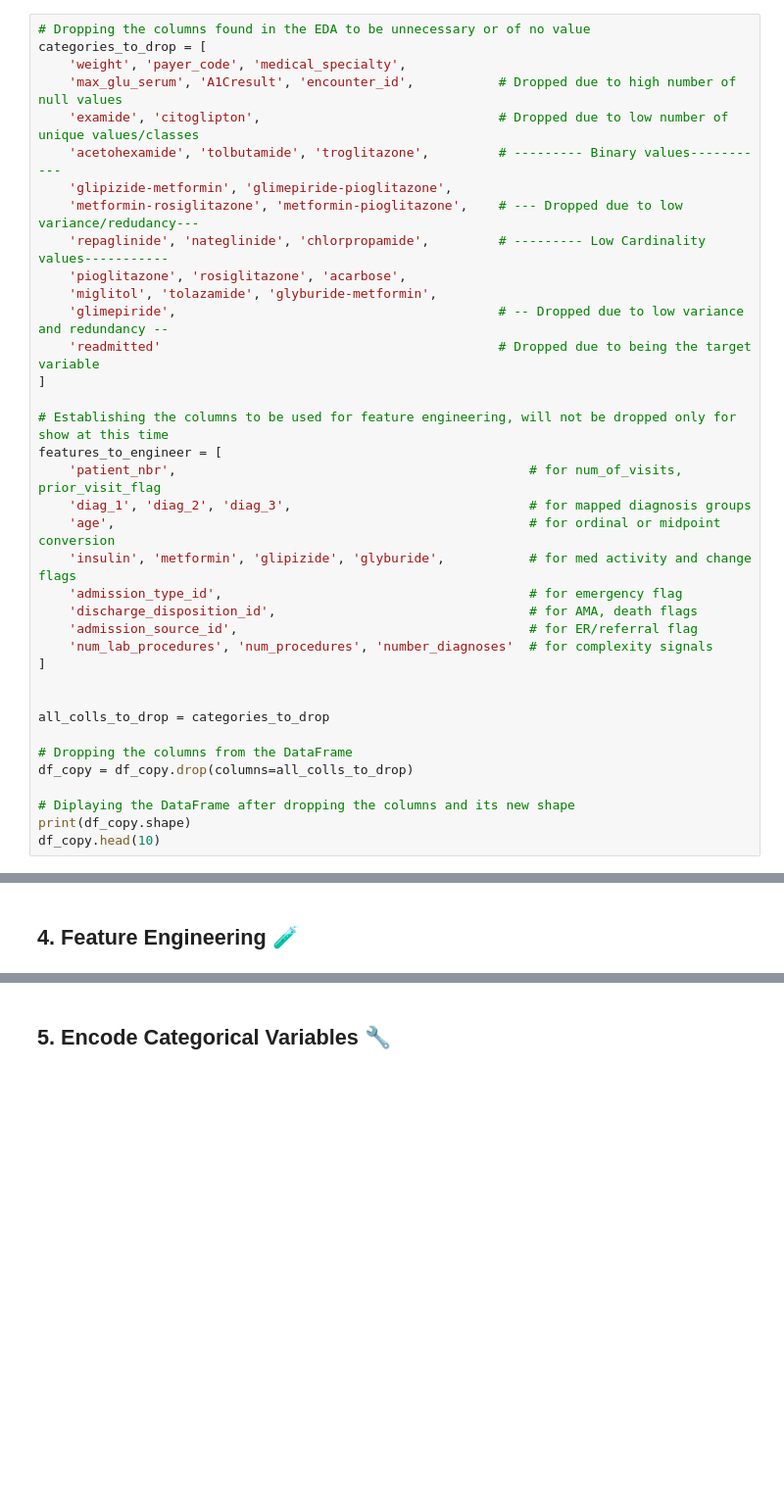
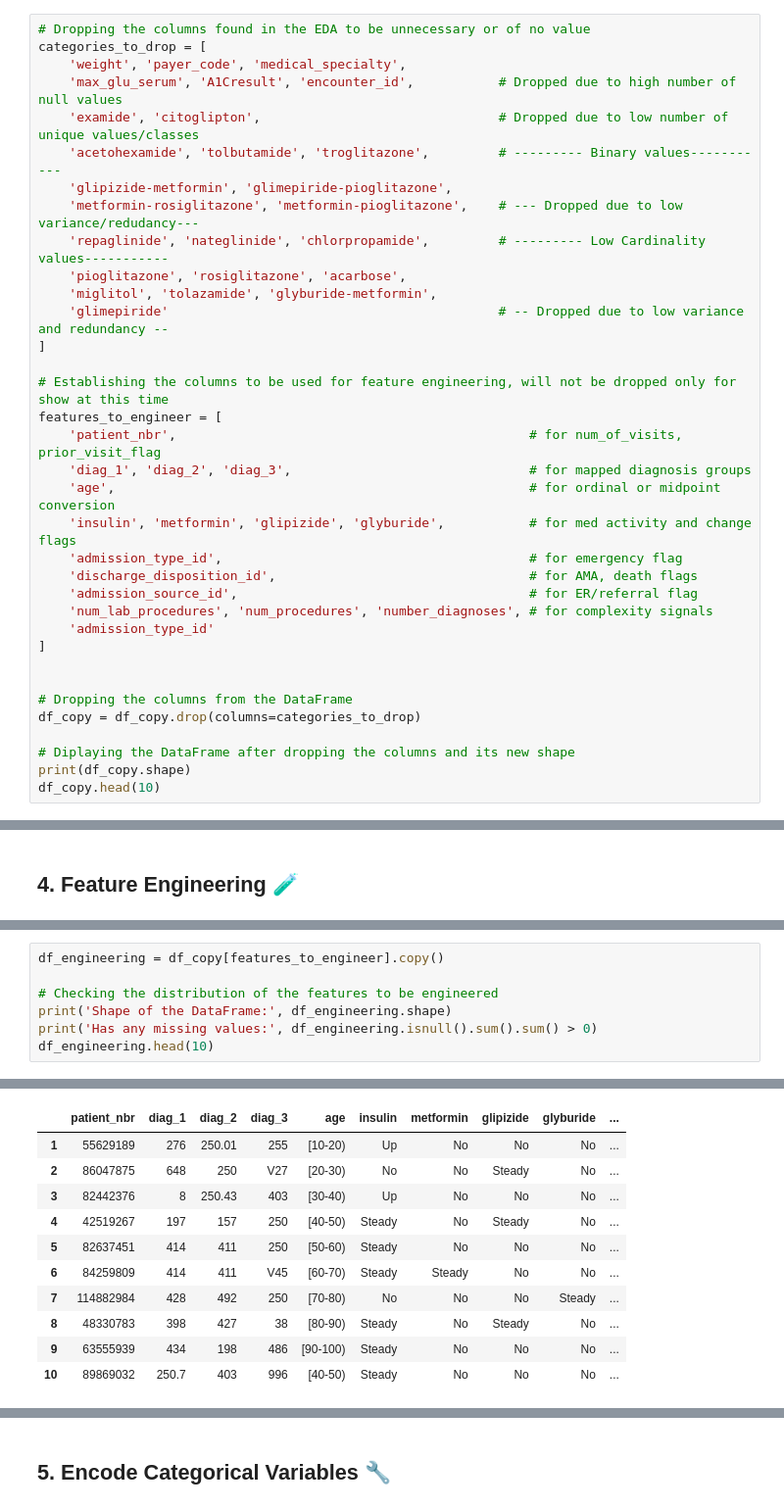
Before and after one commit to luckypantss/Diabetes-readmission-ml-pipeline, a Jupyter notebook: notebooks/02_preprocessing_and_feature_engineering.ipynb, the cells around one changed output, grey strips where cells are left out. Shown: that part at 98% size. Drawn from its saved outputs; the diff is of its cells as text; blank space fills up the shorter version.

```diff
--- a/notebooks/02_preprocessing_and_feature_engineering.ipynb
+++ b/notebooks/02_preprocessing_and_feature_engineering.ipynb
@@ -155,8 +159,7 @@ categories_to_drop = [
     'repaglinide', 'nateglinide', 'chlorpropamide',         # --------- Low Cardinality values-----------
     'pioglitazone', 'rosiglitazone', 'acarbose',
     'miglitol', 'tolazamide', 'glyburide-metformin',
-    'glimepiride',                                          # -- Dropped due to low variance and redundancy --
-    'readmitted'                                            # Dropped due to being the target variable
+    'glimepiride'                                           # -- Dropped due to low variance and redundancy --
 ]
 
 # Establishing the columns to be used for feature engineering, will not be dropped only for show at this time
@@ -168,14 +171,13 @@ features_to_engineer = [
     'admission_type_id',                                        # for emergency flag
     'discharge_disposition_id',                                 # for AMA, death flags
     'admission_source_id',                                      # for ER/referral flag
-    'num_lab_procedures', 'num_procedures', 'number_diagnoses'  # for complexity signals
+    'num_lab_procedures', 'num_procedures', 'number_diagnoses', # for complexity signals
+    'admission_type_id'
 ]
 
 
-all_colls_to_drop = categories_to_drop
-
 # Dropping the columns from the DataFrame
-df_copy = df_copy.drop(columns=all_colls_to_drop)
+df_copy = df_copy.drop(columns=categories_to_drop)
 
 # Diplaying the DataFrame after dropping the columns and its new shape
 print(df_copy.shape)
@@ -596,0 +584,8 @@ dtype: int64
+# %%
+df_engineering = df_copy[features_to_engineer].copy()
+
+# Checking the distribution of the features to be engineered
+print('Shape of the DataFrame:', df_engineering.shape)
+print('Has any missing values:', df_engineering.isnull().sum().sum() > 0)
+df_engineering.head(10)
+# %% [output]
@@ -596,0 +594,11 @@ dtype: int64
+|  | patient_nbr | diag_1 | diag_2 | diag_3 | age | insulin | metformin | glipizide | glyburide | ... |
+| 1 | 55629189 | 276 | 250.01 | 255 | [10-20) | Up | No | No | No | ... |
+| 2 | 86047875 | 648 | 250 | V27 | [20-30) | No | No | Steady | No | ... |
+| 3 | 82442376 | 8 | 250.43 | 403 | [30-40) | Up | No | No | No | ... |
+| 4 | 42519267 | 197 | 157 | 250 | [40-50) | Steady | No | Steady | No | ... |
+| 5 | 82637451 | 414 | 411 | 250 | [50-60) | Steady | No | No | No | ... |
+| 6 | 84259809 | 414 | 411 | V45 | [60-70) | Steady | Steady | No | No | ... |
+| 7 | 114882984 | 428 | 492 | 250 | [70-80) | No | No | No | Steady | ... |
+| 8 | 48330783 | 398 | 427 | 38 | [80-90) | Steady | No | Steady | No | ... |
+| 9 | 63555939 | 434 | 198 | 486 | [90-100) | Steady | No | No | No | ... |
+| 10 | 89869032 | 250.7 | 403 | 996 | [40-50) | Steady | No | No | No | ... |
```
Also changed, not shown: parts of 39 cells of this notebook.
